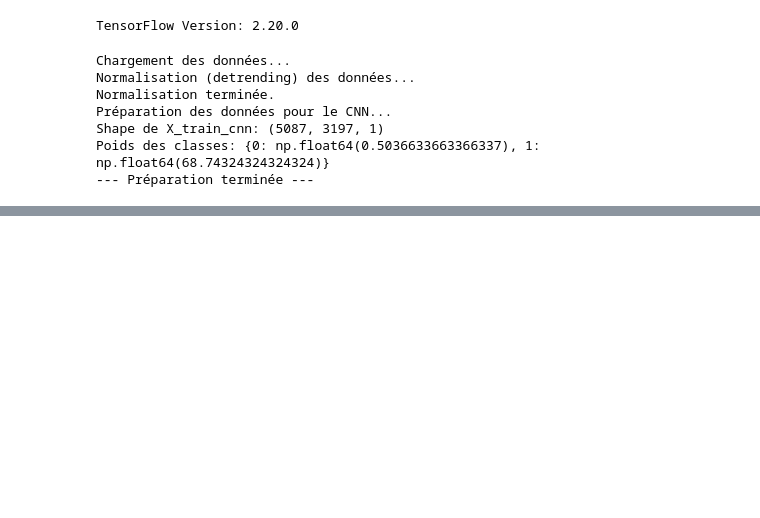
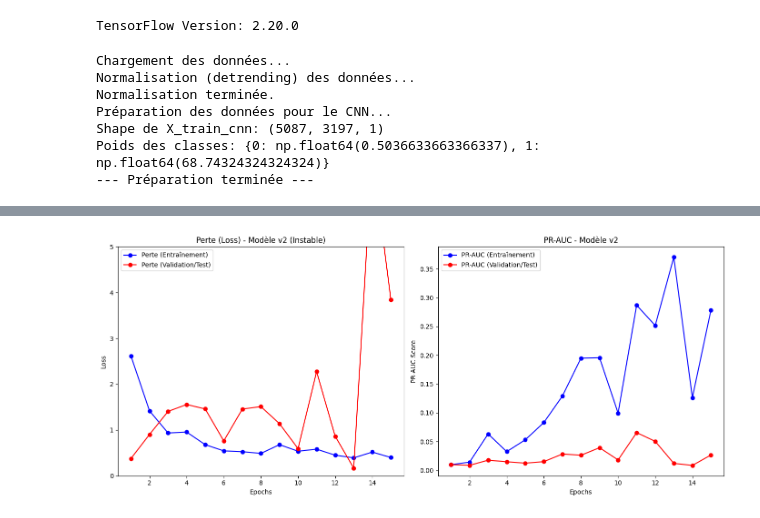
Before and after one commit to K4yan0/exoplanet-detection-ml, a Jupyter notebook: notebooks/04_CNN_1D_Model_v2.ipynb, the cells around one changed output, grey strips where cells are left out. Drawn from its saved outputs; the diff is of its cells as text; code cells hidden in the pictures; blank space fills up the shorter version.

```diff
--- a/notebooks/04_CNN_1D_Model_v2.ipynb
+++ b/notebooks/04_CNN_1D_Model_v2.ipynb
@@ -77,0 +211,32 @@ Poids des classes: {0: np.float64(0.5036633663366337), 1: np.float64(68.74324324
+# %%
+history_dict = history_v2.history
+loss = history_dict['loss']
+val_loss = history_dict['val_loss']
+pr_auc = history_dict['pr_auc']
+val_pr_auc = history_dict['val_pr_auc']
+epochs = range(1, len(loss) + 1)
+
+# --- 1. Graphique de la Perte (Loss) ---
+plt.figure(figsize=(14, 6))
+plt.subplot(1, 2, 1)
+plt.plot(epochs, loss, 'bo-', label='Perte (Entraînement)')
+plt.plot(epochs, val_loss, 'ro-', label='Perte (Validation/Test)')
+plt.title('Perte (Loss) - Modèle v2 (Instable)')
+plt.xlabel('Epochs')
+plt.ylabel('Loss')
+plt.legend()
+plt.ylim(0, 5) # On limite l'axe Y pour mieux voir (sinon Epoch 14 écrase tout)
+
+# --- 2. Graphique de la Métrique Clé (PR-AUC) ---
+plt.subplot(1, 2, 2)
+plt.plot(epochs, pr_auc, 'bo-', label='PR-AUC (Entraînement)')
+plt.plot(epochs, val_pr_auc, 'ro-', label='PR-AUC (Validation/Test)')
+plt.title('PR-AUC - Modèle v2')
+plt.xlabel('Epochs')
+plt.ylabel('PR-AUC Score')
+plt.legend()
+
+plt.tight_layout()
+plt.show()
+# %% [output]
+[figure, added]
```
Also changed, not shown: parts of 3 cells of this notebook.
